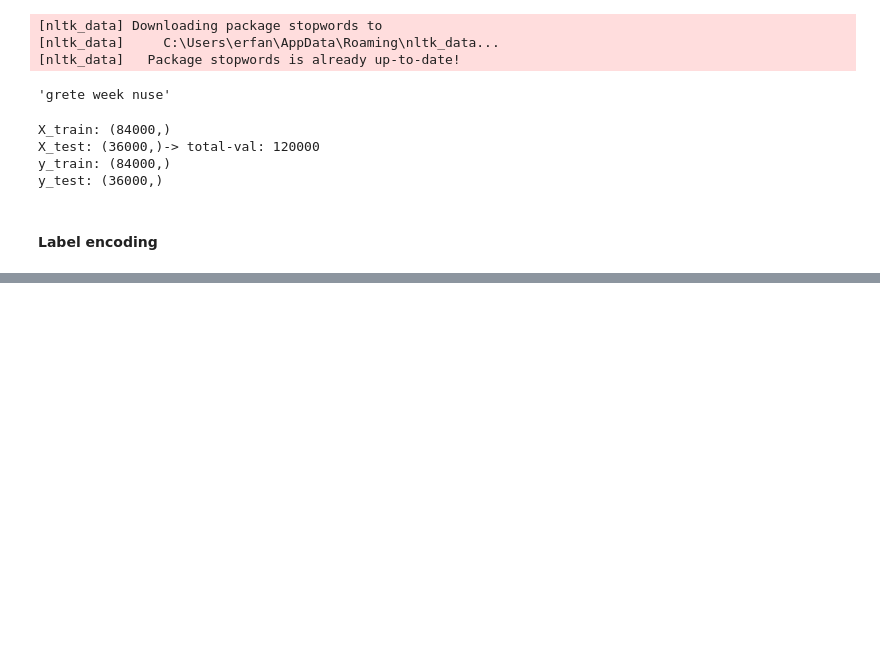
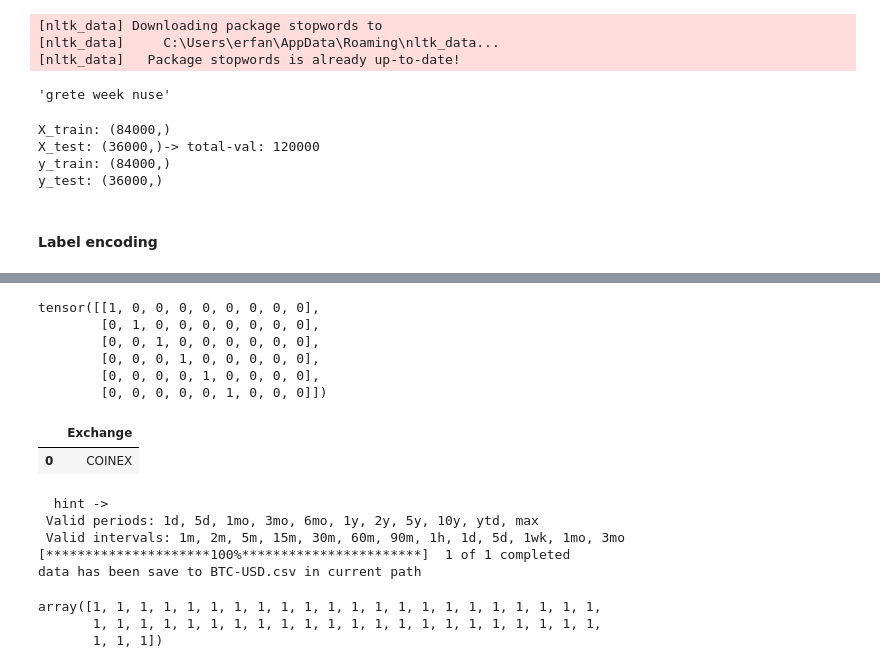
Before and after one commit to erfanvahdat/Algorithm_Trading_01, a Jupyter notebook: one.ipynb, the cells around one changed output, grey strips where cells are left out. Saved outputs shown, nothing was run; the diff lists cells and outputs as text; code cells hidden in the pictures; blank space fills up the shorter version.

```diff
--- a/one.ipynb
+++ b/one.ipynb
@@ -277,0 +271,53 @@ a
+# %%
+import torch
+import torch.nn.functional as F
+
+# Define the categorical variable
+categorical_variable = torch.tensor([0, 1, 2, 3, 4, 5])
+
+# One-hot encode the categorical variable
+one_hot = F.one_hot(categorical_variable, num_classes=9)
+one_hot
+# %% [output]
+tensor([[1, 0, 0, 0, 0, 0, 0, 0, 0],
+        [0, 1, 0, 0, 0, 0, 0, 0, 0],
+        [0, 0, 1, 0, 0, 0, 0, 0, 0],
+        [0, 0, 0, 1, 0, 0, 0, 0, 0],
+        [0, 0, 0, 0, 1, 0, 0, 0, 0],
+        [0, 0, 0, 0, 0, 1, 0, 0, 0]])
+# %%
+
+handler = TA_Handler(
+symbol="BTCUSDT",
+exchange="COINEX",
+screener="crypto",
+# valid  interval: (ex: 1m, 5m, 15m, 1h, 4h, 1d, 1W, 1M)
+interval="1d",timeout=None)
+
+analysis = handler.get_analysis()
+Rsi=analysis.indicators["RSI"]
+Macd_slow=analysis.indicators["MACD.macd"]
+Macd_fast=analysis.indicators["MACD.signal"]
+Open=analysis.indicators["open"]
+High=analysis.indicators["high"]
+Low=analysis.indicators["low"]
+Close=analysis.indicators["close"]
+change=analysis.indicators["change"]
+a=analysis.exchange
+data=np.array([a])
+
+        # Dataframe Data
+data=pd.DataFrame([data],columns=['Exchange'])
+data
+# %% [output]
+|  | Exchange |
+| 0 | COINEX |
+# %%
+from api_tra import obj
+data=obj.yfdownlaod(interval='1d',period='max',symbol='BTC-USD')
+# %% [output]
+  hint ->
+ Valid periods: 1d, 5d, 1mo, 3mo, 6mo, 1y, 2y, 5y, 10y, ytd, max
+ Valid intervals: 1m, 2m, 5m, 15m, 30m, 60m, 90m, 1h, 1d, 5d, 1wk, 1mo, 3mo
+[*********************100%***********************]  1 of 1 completed
+data has been save to BTC-USD.csv in current path
@@ -277,0 +415,9 @@ a
+# %%
+# for index, i in enumerate( range(len(X))):
+#     print(index,X[i].shape)
+
+y
+# %% [output]
+array([1, 1, 1, 1, 1, 1, 1, 1, 1, 1, 1, 1, 1, 1, 1, 1, 1, 1, 1, 1, 1, 1,
+       1, 1, 1, 1, 1, 1, 1, 1, 1, 1, 1, 1, 1, 1, 1, 1, 1, 1, 1, 1, 1, 1,
+       1, 1, 1])
```
Also changed, not shown: parts of 16 cells of this notebook, 53 other files.
